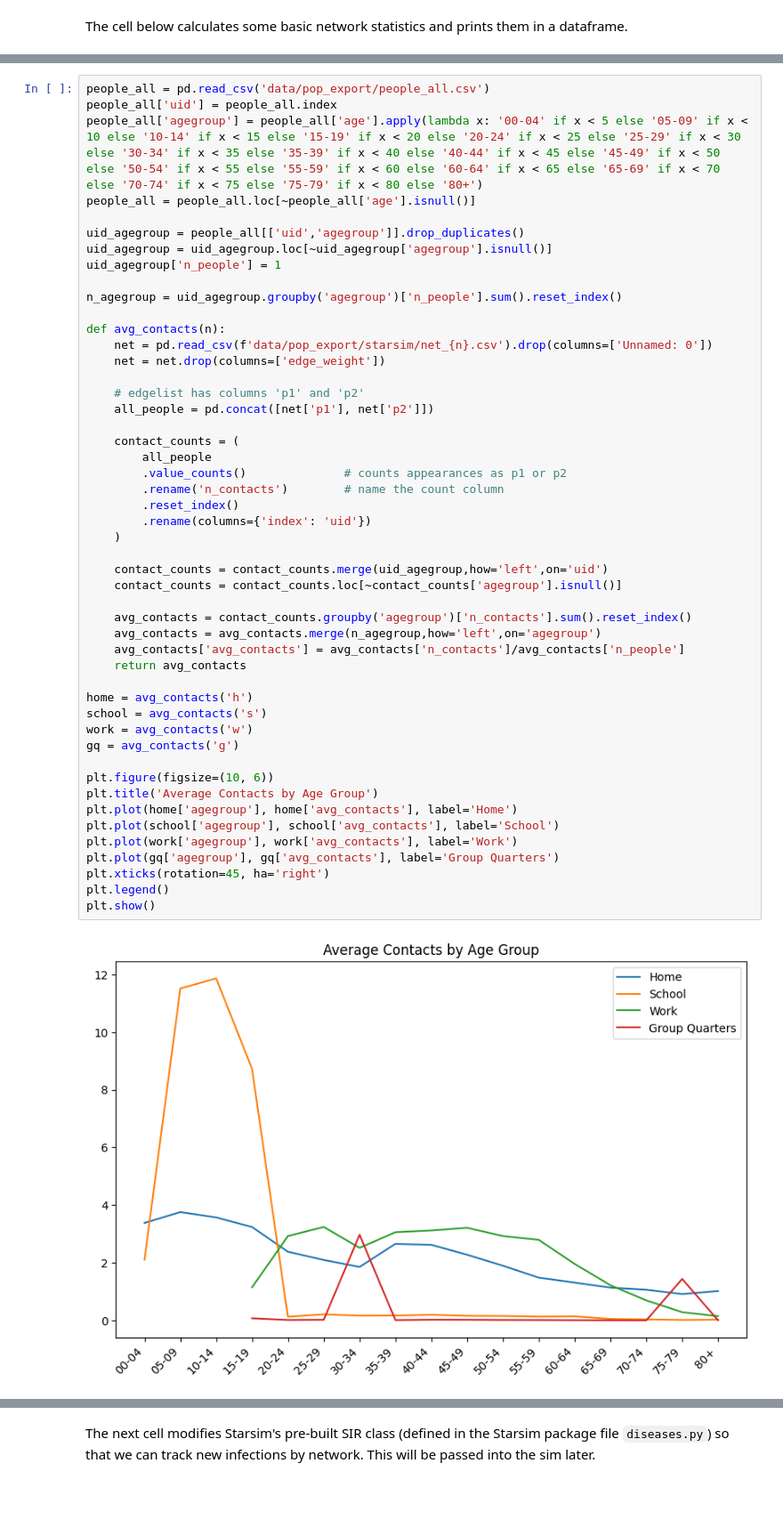
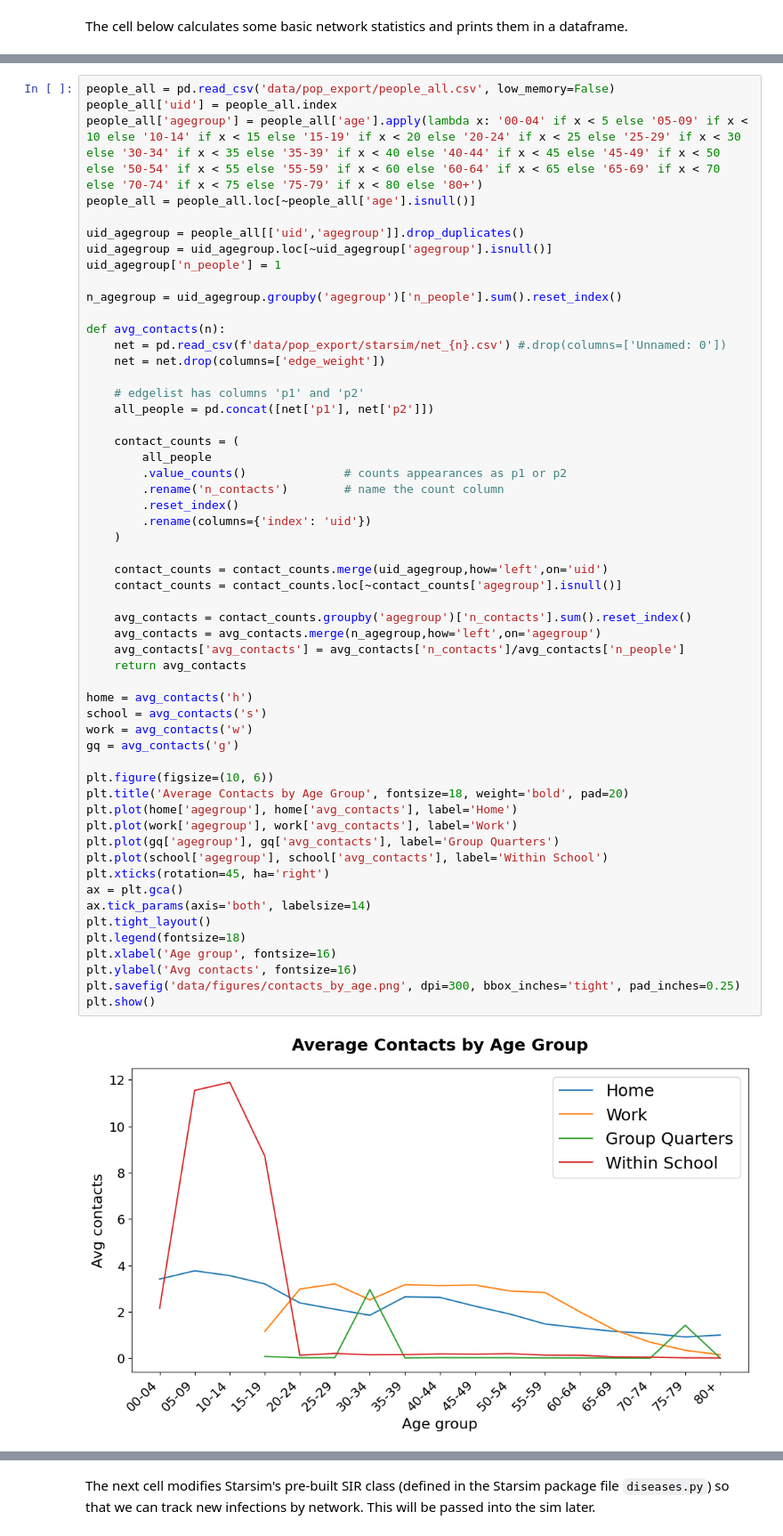
Before and after one commit to GeoPopsHub/sc_spartanburg_measles, a Jupyter notebook: 3_explore_networks.ipynb, the cells around one changed output, grey strips where cells are left out. Shown at 89% size. Drawn from its saved outputs; the diff is of its cells as text; blank space fills up the shorter version.

```diff
--- a/3_explore_networks.ipynb
+++ b/3_explore_networks.ipynb
@@ -88,5 +95,5 @@ The next cell calculates the average number of contacts by age group for each ne
 # %%
-people_all = pd.read_csv('data/pop_export/people_all.csv')
+people_all = pd.read_csv('data/pop_export/people_all.csv', low_memory=False)
 people_all['uid'] = people_all.index
 people_all['agegroup'] = people_all['age'].apply(lambda x: '00-04' if x < 5 else '05-09' if x < 10 else '10-14' if x < 15 else '15-19' if x < 20 else '20-24' if x < 25 else '25-29' if x < 30 else '30-34' if x < 35 else '35-39' if x < 40 else '40-44' if x < 45 else '45-49' if x < 50 else '50-54' if x < 55 else '55-59' if x < 60 else '60-64' if x < 65 else '65-69' if x < 70 else '70-74' if x < 75 else '75-79' if x < 80 else '80+')
 people_all = people_all.loc[~people_all['age'].isnull()]
@@ -98,42 +105,48 @@ uid_agegroup['n_people'] = 1
 n_agegroup = uid_agegroup.groupby('agegroup')['n_people'].sum().reset_index()
 
 def avg_contacts(n):
-    net = pd.read_csv(f'data/pop_export/starsim/net_{n}.csv').drop(columns=['Unnamed: 0'])
+    net = pd.read_csv(f'data/pop_export/starsim/net_{n}.csv') #.drop(columns=['Unnamed: 0'])
     net = net.drop(columns=['edge_weight'])
 
     # edgelist has columns 'p1' and 'p2'
     all_people = pd.concat([net['p1'], net['p2']])
 
     contact_counts = (
         all_people
         .value_counts()              # counts appearances as p1 or p2
         .rename('n_contacts')        # name the count column
         .reset_index()
         .rename(columns={'index': 'uid'})
     )
 
     contact_counts = contact_counts.merge(uid_agegroup,how='left',on='uid')
     contact_counts = contact_counts.loc[~contact_counts['agegroup'].isnull()]
 
     avg_contacts = contact_counts.groupby('agegroup')['n_contacts'].sum().reset_index()
     avg_contacts = avg_contacts.merge(n_agegroup,how='left',on='agegroup')
     avg_contacts['avg_contacts'] = avg_contacts['n_contacts']/avg_contacts['n_people']
     return avg_contacts
 
 home = avg_contacts('h')
 school = avg_contacts('s')
 work = avg_contacts('w')
 gq = avg_contacts('g')
 
 plt.figure(figsize=(10, 6))
-plt.title('Average Contacts by Age Group')
+plt.title('Average Contacts by Age Group', fontsize=18, weight='bold', pad=20)
 plt.plot(home['agegroup'], home['avg_contacts'], label='Home')
-plt.plot(school['agegroup'], school['avg_contacts'], label='School')
 plt.plot(work['agegroup'], work['avg_contacts'], label='Work')
 plt.plot(gq['agegroup'], gq['avg_contacts'], label='Group Quarters')
+plt.plot(school['agegroup'], school['avg_contacts'], label='Within School')
 plt.xticks(rotation=45, ha='right')
-plt.legend()
+ax = plt.gca()
+ax.tick_params(axis='both', labelsize=14)
+plt.tight_layout()
+plt.legend(fontsize=18)
+plt.xlabel('Age group', fontsize=16)
+plt.ylabel('Avg contacts', fontsize=16)
+plt.savefig('data/figures/contacts_by_age.png', dpi=300, bbox_inches='tight', pad_inches=0.25)
 plt.show()
 # %% [output]
-[figure, old version]
+[figure, new version]
 # %% [markdown]
```
Also changed, not shown: parts of 15 cells of this notebook, 1 other file.
